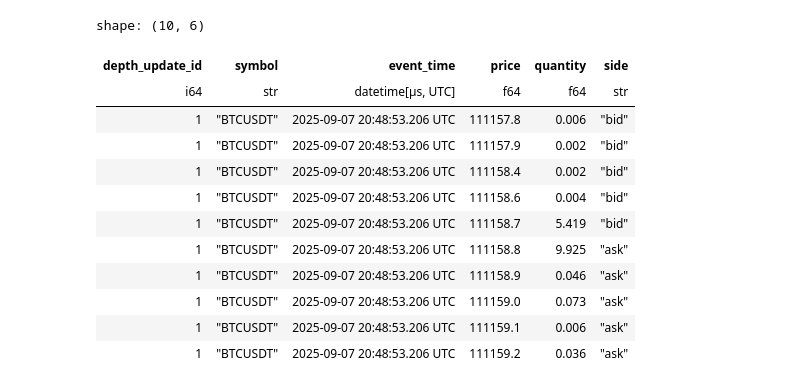
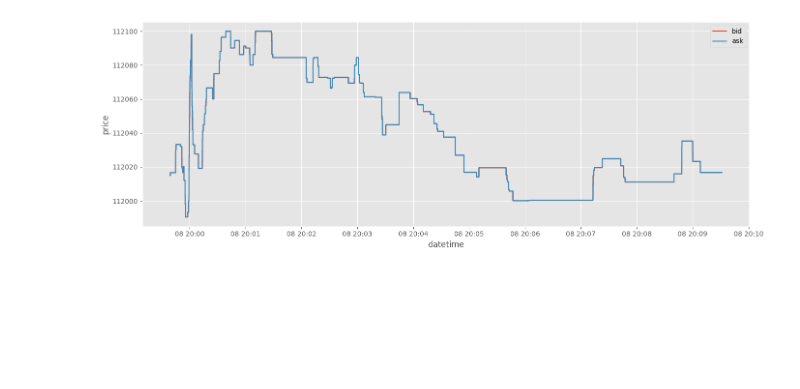
Before and after one commit to JackGreenaway/rust-binance-pricing, a Jupyter notebook: nb.ipynb, the cells around one changed output. Saved outputs shown, nothing was run; the diff lists cells and outputs as text; code cells hidden in the pictures; blank space fills up the shorter version.

Commit message:
playing around with ob depth plot

```diff
--- a/nb.ipynb
+++ b/nb.ipynb
@@ -15,2 +20,8 @@ plt.style.use("ggplot")
 # %%
-connection = psycopg2.connect(database="test_crypto_pricing", user="postgres", password="admin", host="localhost", port=5432)
+connection = psycopg2.connect(
+    database="test_crypto_pricing",
+    user="postgres",
+    password="admin",
+    host="localhost",
+    port=5432,
+)
@@ -59,23 +28,28 @@ ORDER BY price;  -- or price DESC for bids
 # %%
 cur = connection.cursor(cursor_factory=RealDictCursor)
-cur.execute(q)
+cur.execute(open("python_sql/depth.sql").read())
 
 db_extract = cur.fetchall()
 
-df = pl.DataFrame(db_extract).sort(by=["price"])
+df = pl.DataFrame(db_extract)
 # %%
-df
+book = df.pivot(
+    index=["depth_update_id", "event_time", "symbol"],
+    on=["side", "level_id"],
+    values=["price", "quantity"],
+)
-# %% [output]
-shape: (10, 6)
-| depth_update_id | symbol | event_time | price | quantity | side |
-| i64 | str | datetime[μs, UTC] | f64 | f64 | str |
-| 1 | "BTCUSDT" | 2025-09-07 20:48:53.206 UTC | 111157.8 | 0.006 | "bid" |
-| 1 | "BTCUSDT" | 2025-09-07 20:48:53.206 UTC | 111157.9 | 0.002 | "bid" |
-| 1 | "BTCUSDT" | 2025-09-07 20:48:53.206 UTC | 111158.4 | 0.002 | "bid" |
-| 1 | "BTCUSDT" | 2025-09-07 20:48:53.206 UTC | 111158.6 | 0.004 | "bid" |
-| 1 | "BTCUSDT" | 2025-09-07 20:48:53.206 UTC | 111158.7 | 5.419 | "bid" |
-| 1 | "BTCUSDT" | 2025-09-07 20:48:53.206 UTC | 111158.8 | 9.925 | "ask" |
-| 1 | "BTCUSDT" | 2025-09-07 20:48:53.206 UTC | 111158.9 | 0.046 | "ask" |
-| 1 | "BTCUSDT" | 2025-09-07 20:48:53.206 UTC | 111159.0 | 0.073 | "ask" |
-| 1 | "BTCUSDT" | 2025-09-07 20:48:53.206 UTC | 111159.1 | 0.006 | "ask" |
-| 1 | "BTCUSDT" | 2025-09-07 20:48:53.206 UTC | 111159.2 | 0.036 | "ask" |
+# %%
+top_of_book = book.select(["event_time", 'price_{"bid",1}', 'price_{"ask",1}'])
+
+fig, ax = plt.subplots(figsize=(14, 5))
+
+plt.step(top_of_book["event_time"], top_of_book['price_{"bid",1}'], label="bid")
+plt.step(top_of_book["event_time"], top_of_book['price_{"ask",1}'], label="ask")
+
+ax.set_ylabel("price")
+ax.set_xlabel("datetime")
+ax.legend()
+
+fig.tight_layout()
+# %% [output]
+[figure, added]
```
Also changed, not shown: parts of 6 cells of this notebook, 4 other files.
